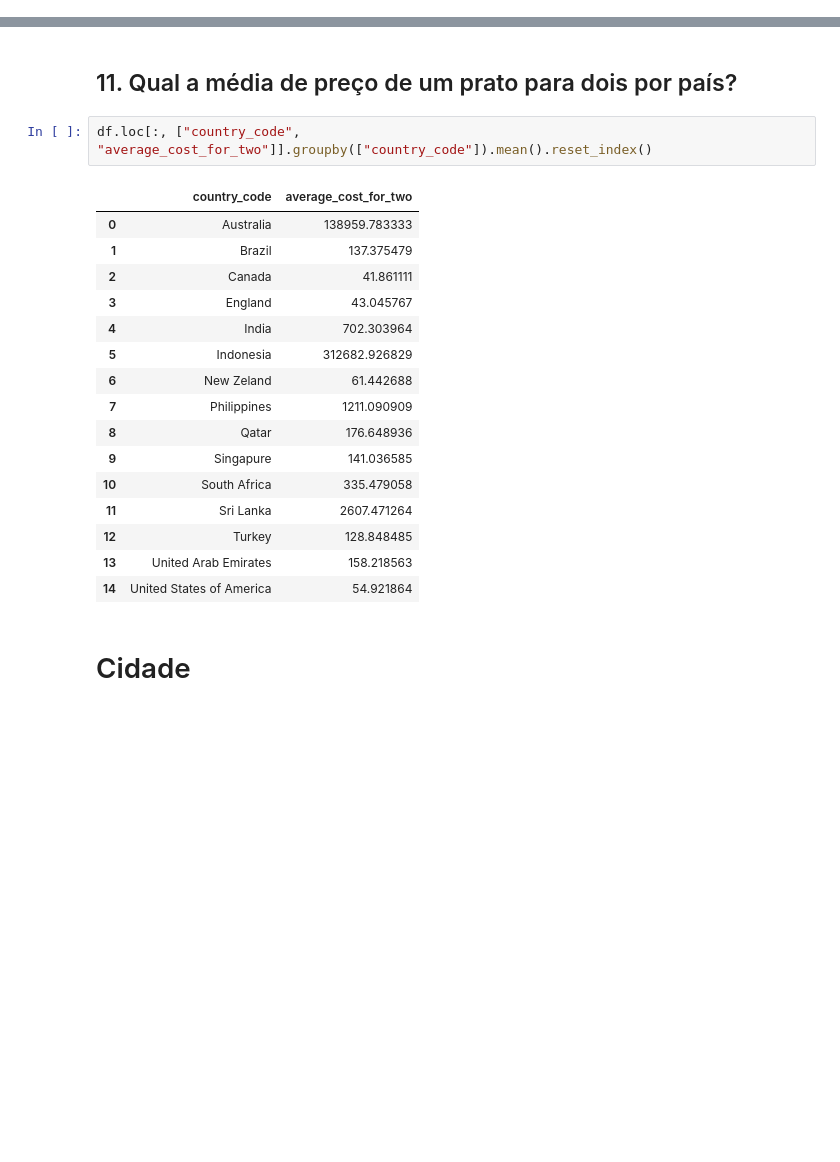
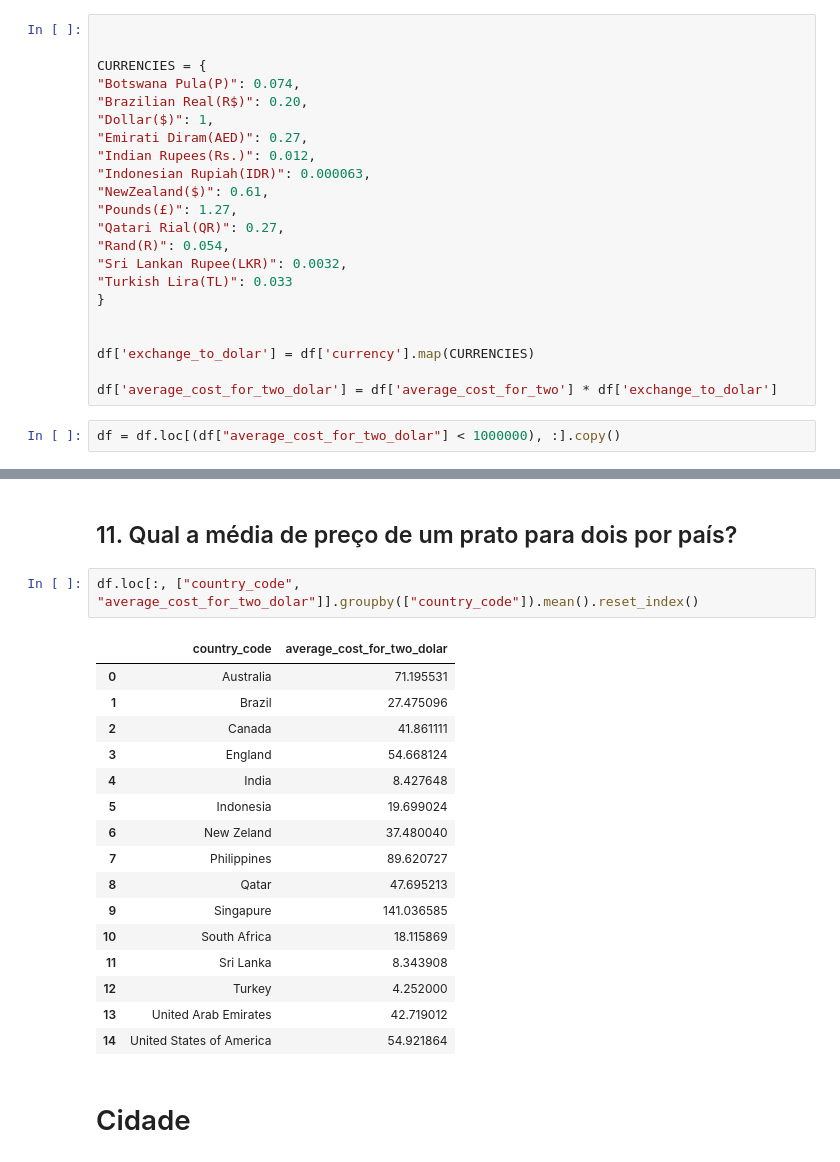
Before and after one commit to RezendeRafaell/fomeZero, a Jupyter notebook: fomeZeroPerguntasIniciais.ipynb, the cells around one changed output, grey strips where cells are left out. Drawn from its saved outputs; the diff is of its cells as text; blank space fills up the shorter version.

```diff
--- a/fomeZeroPerguntasIniciais.ipynb
+++ b/fomeZeroPerguntasIniciais.ipynb
@@ -152,3 +132,27 @@ array(['Botswana Pula(P)', 'Brazilian Real(R$)', 'Dollar($)',
+# %%
+
+
+CURRENCIES = {
+"Botswana Pula(P)": 0.074,
+"Brazilian Real(R$)": 0.20,
+"Dollar($)": 1,
+"Emirati Diram(AED)": 0.27,
+"Indian Rupees(Rs.)": 0.012,
+"Indonesian Rupiah(IDR)": 0.000063,
+"NewZealand($)": 0.61,
+"Pounds(£)": 1.27,
+"Qatari Rial(QR)": 0.27,
+"Rand(R)": 0.054,
+"Sri Lankan Rupee(LKR)": 0.0032,
+"Turkish Lira(TL)": 0.033
+}
+
+
+df['exchange_to_dolar'] = df['currency'].map(CURRENCIES)
+
+df['average_cost_for_two_dolar'] = df['average_cost_for_two'] * df['exchange_to_dolar']
+# %%
+df = df.loc[(df["average_cost_for_two_dolar"] < 1000000), :].copy()
 # %%
 df.head()
 
@@ -353,23 +355,23 @@ dtype: object
 # %% [markdown]
 ## 11. Qual a média de preço de um prato para dois por país?
 # %%
-df.loc[:, ["country_code", "average_cost_for_two"]].groupby(["country_code"]).mean().reset_index()
+df.loc[:, ["country_code", "average_cost_for_two_dolar"]].groupby(["country_code"]).mean().reset_index()
 # %% [output]
-|  | country_code | average_cost_for_two |
-| 0 | Australia | 138959.783333 |
-| 1 | Brazil | 137.375479 |
+|  | country_code | average_cost_for_two_dolar |
+| 0 | Australia | 71.195531 |
+| 1 | Brazil | 27.475096 |
 | 2 | Canada | 41.861111 |
-| 3 | England | 43.045767 |
-| 4 | India | 702.303964 |
-| 5 | Indonesia | 312682.926829 |
-| 6 | New Zeland | 61.442688 |
-| 7 | Philippines | 1211.090909 |
-| 8 | Qatar | 176.648936 |
+| 3 | England | 54.668124 |
+| 4 | India | 8.427648 |
+| 5 | Indonesia | 19.699024 |
+| 6 | New Zeland | 37.480040 |
+| 7 | Philippines | 89.620727 |
+| 8 | Qatar | 47.695213 |
 | 9 | Singapure | 141.036585 |
-| 10 | South Africa | 335.479058 |
-| 11 | Sri Lanka | 2607.471264 |
-| 12 | Turkey | 128.848485 |
-| 13 | United Arab Emirates | 158.218563 |
+| 10 | South Africa | 18.115869 |
+| 11 | Sri Lanka | 8.343908 |
+| 12 | Turkey | 4.252000 |
+| 13 | United Arab Emirates | 42.719012 |
 | 14 | United States of America | 54.921864 |
 # %% [markdown]
 # Cidade
```
Also changed, not shown: parts of 31 cells of this notebook, 3 other files.
